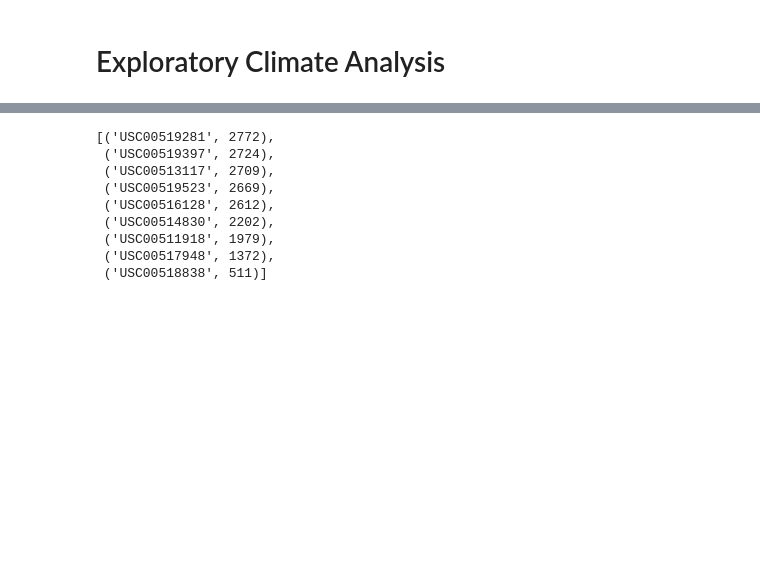
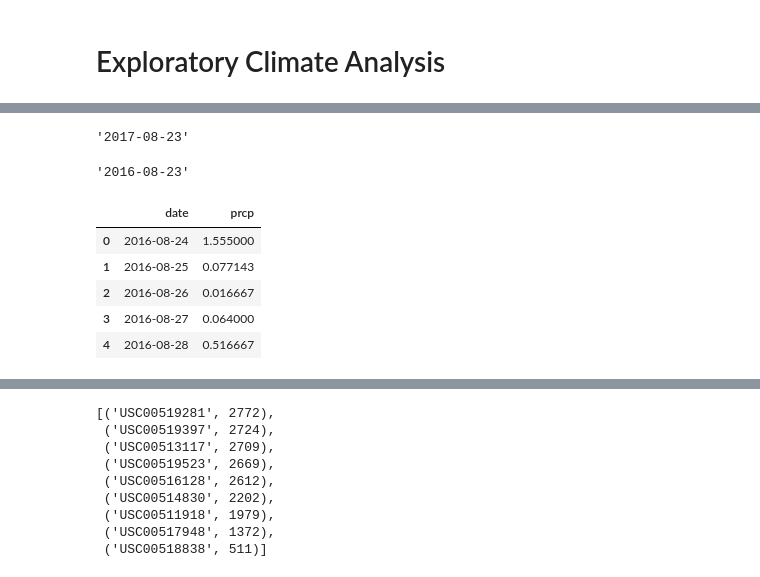
Before and after one commit to Carinananana/homework-11, a Jupyter notebook: climate_starter.ipynb, the cells around one changed output, grey strips where cells are left out. Drawn from its saved outputs; the diff is of its cells as text; code cells hidden in the pictures; blank space fills up the shorter version.

```diff
--- a/climate_starter.ipynb
+++ b/climate_starter.ipynb
@@ -56,0 +40,12 @@ session.query
+# %%
+# Design a query to retrieve the last 12 months of precipitation data and plot the results
+lastdate=session.query(Measurement.date).order_by(Measurement.date.desc()).first()[0]
+lastdate
+# %% [output]
+'2017-08-23'
+# %%
+# Calculate the date 1 year ago from lastday
+firstdate=str(int(lastdate[0:4])-1) + lastdate[4:]
+firstdate
+# %% [output]
+'2016-08-23'
@@ -56,0 +58,11 @@ session.query
+# %%
+# Save the query results as a Pandas DataFrame and set the index to the date column
+df = pd.DataFrame(result, columns=['date','prcp'])
+df.head()
+# %% [output]
+|  | date | prcp |
+| 0 | 2016-08-24 | 1.555000 |
+| 1 | 2016-08-25 | 0.077143 |
+| 2 | 2016-08-26 | 0.016667 |
+| 3 | 2016-08-27 | 0.064000 |
+| 4 | 2016-08-28 | 0.516667 |
```
Also changed, not shown: parts of 18 cells of this notebook.
